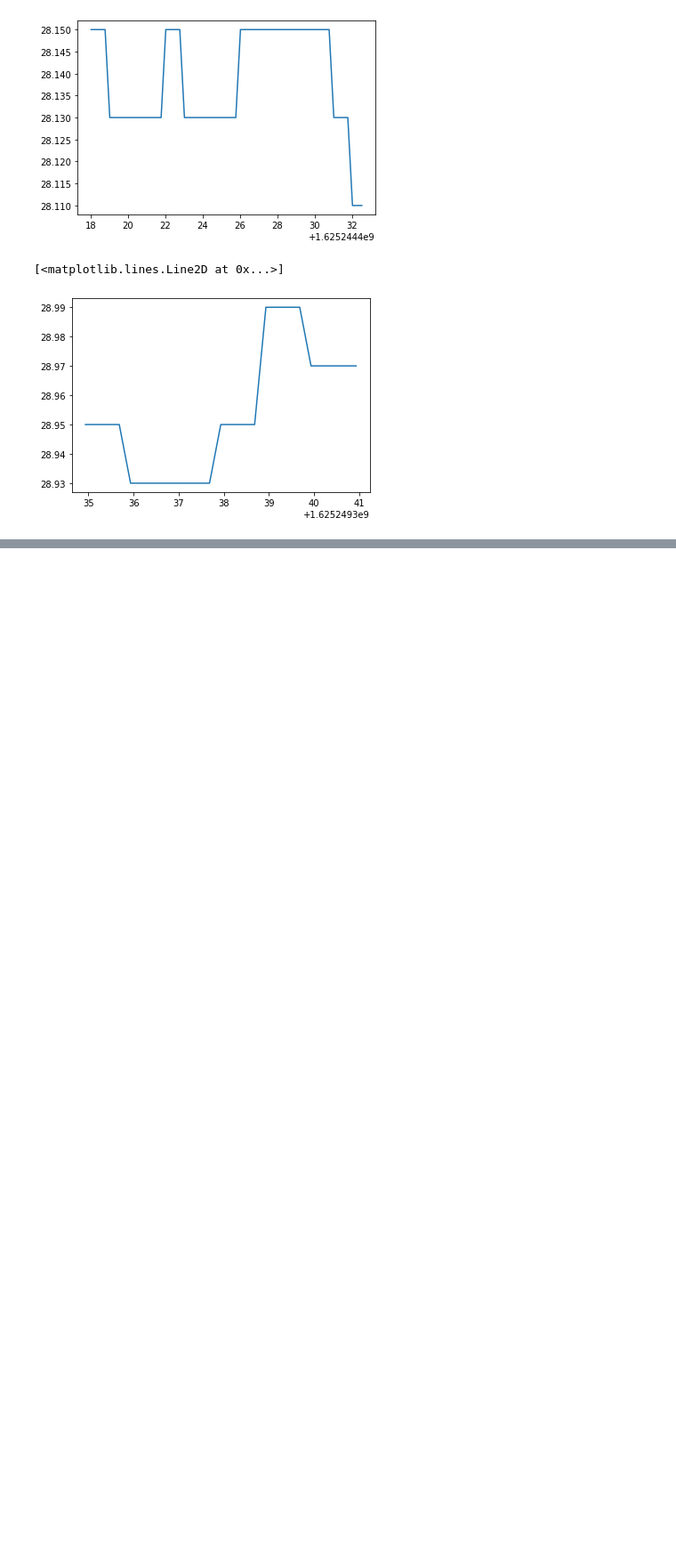
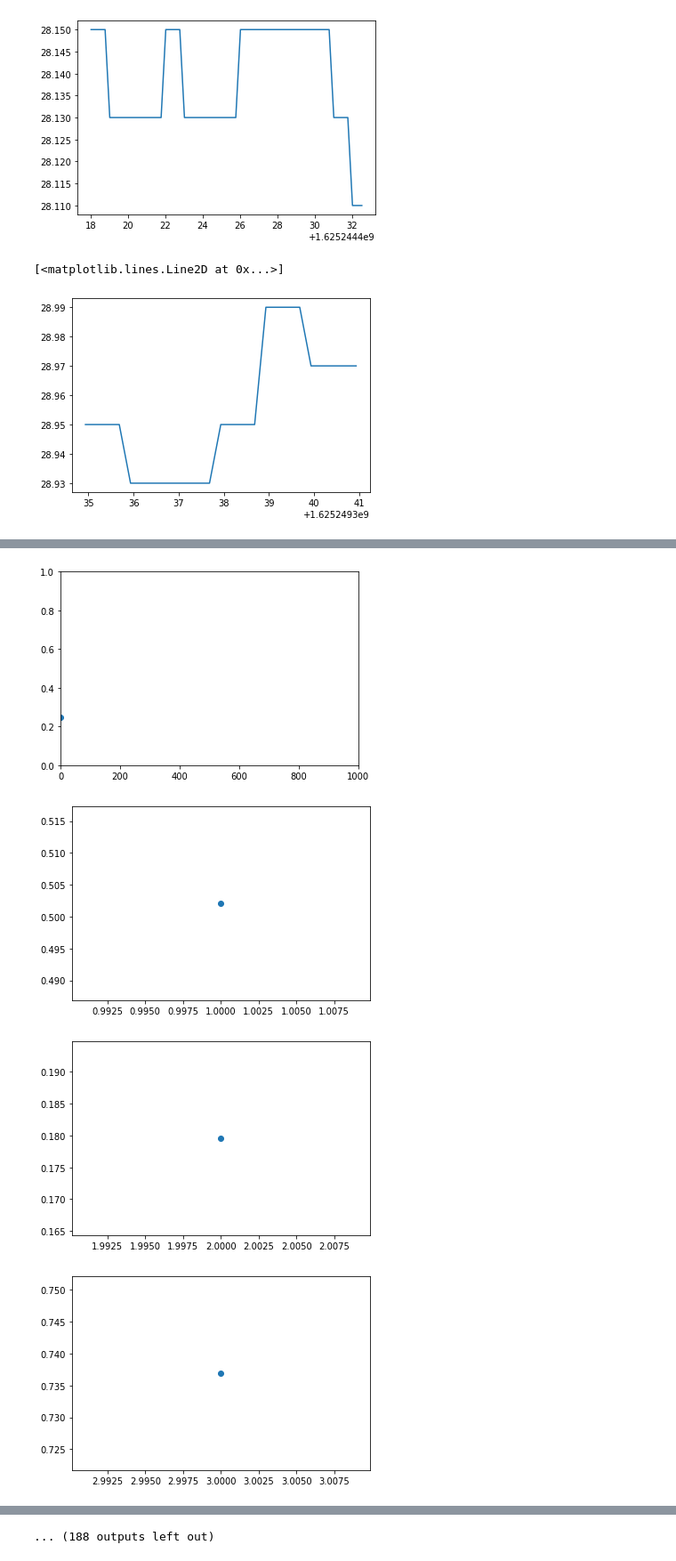
Before and after one commit to aibanks/Holodeck_Sensorlab, a Jupyter notebook: E4_to_RealTimeVisualization.ipynb, the cells around one changed output, grey strips where cells are left out. Shown at 89% size. Drawn from its saved outputs; the diff is of its cells as text; code cells hidden in the pictures; blank space fills up the shorter version.

```diff
--- a/E4_to_RealTimeVisualization.ipynb
+++ b/E4_to_RealTimeVisualization.ipynb
@@ -273,0 +304,24 @@ plt.plot(temp_timestamp, temp_data)
+# %%
+import matplotlib.pyplot as plt
+import numpy as np
+plt.ion() ## Note this correction
+fig=plt.figure()
+plt.axis([0,1000,0,1])
+
+i=0
+x=list()
+y=list()
+
+while i <1000:
+    temp_y=np.random.random();
+    x.append(i);
+    y.append(temp_y);
+    plt.scatter(i,temp_y);
+    i+=1;
+    plt.show()
+    plt.pause(0.0001) #Note this correction
+# %% [output]
+[figure, added]
+[figure, added]
+[figure, added]
+[figure, added]
@@ -273,0 +336 @@ plt.plot(temp_timestamp, temp_data)
+... (188 outputs left out)
```
Also changed, not shown: parts of 8 cells of this notebook.
